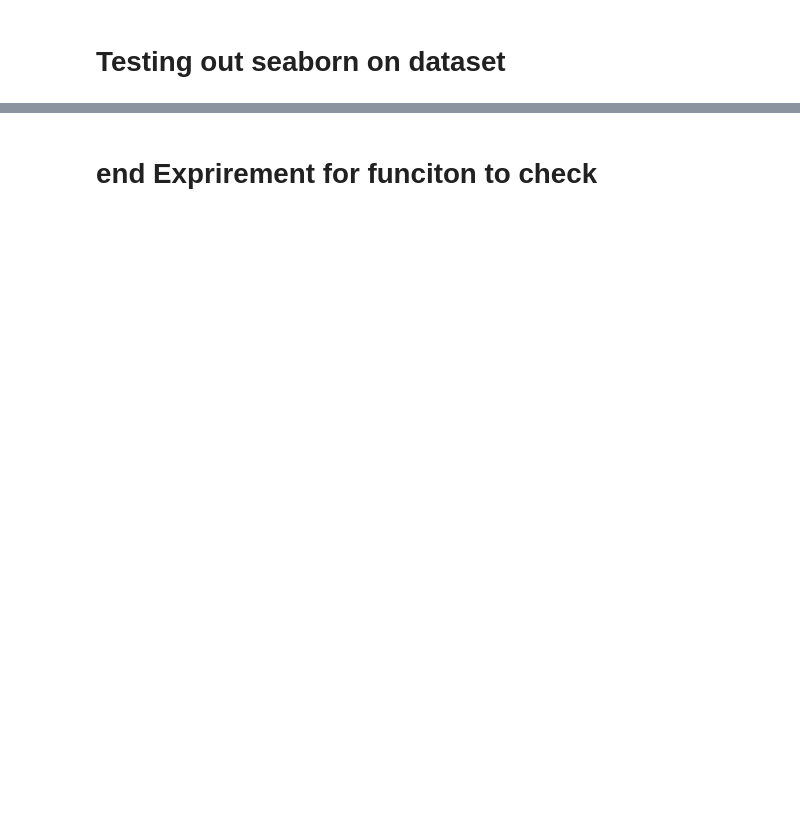
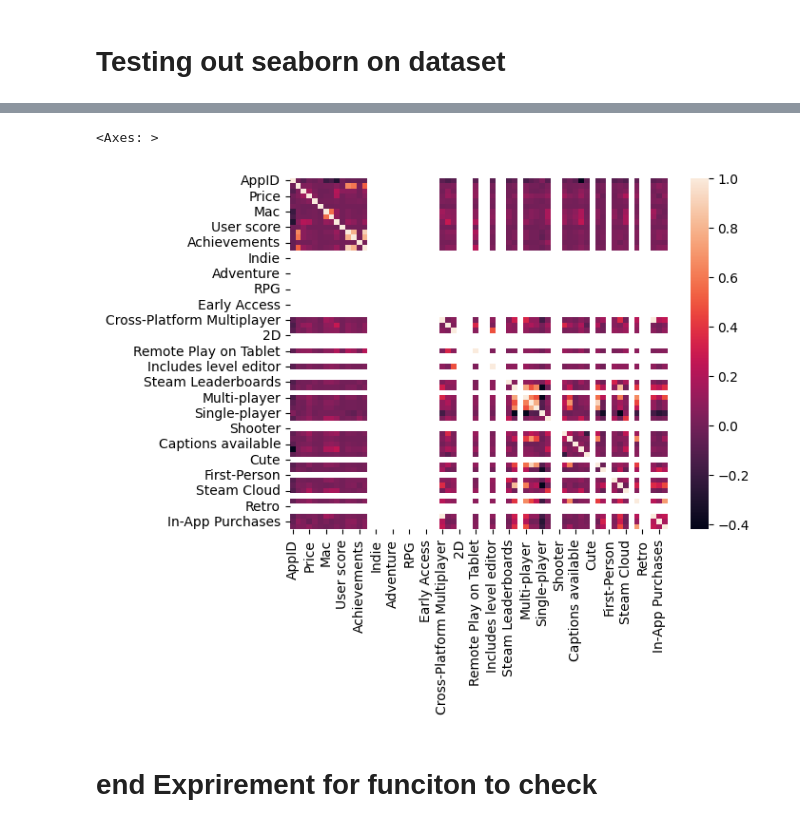
Before and after one commit to jacobiancosine/jacobiancosine, a Jupyter notebook: Capstone_2023_rev_1.ipynb, the cells around one changed output, grey strips where cells are left out. Saved outputs shown, nothing was run; the diff lists cells and outputs as text; code cells hidden in the pictures; blank space fills up the shorter version.

```diff
--- a/Capstone_2023_rev_1.ipynb
+++ b/Capstone_2023_rev_1.ipynb
@@ -720,3 +725,5 @@ c.head()
 | 4 | 1139950 | Two Weeks in Painland | Feb 3, 2020 | 0 - 20000 | 0 | 0 | 0.00 | 0 | True | ... |
 | 5 | 1469160 | Wartune Reborn | Feb 26, 2021 | 50000 - 100000 | 68 | 0 | 0.00 | 0 | True | ... |
 5 rows × 77 columns
+# %%
+c.drop('Remove', axis=1, inplace = True)
@@ -722,0 +732,5 @@ c.head()
+# %%
+more_change = ['Windows', 'Mac', 'Linux']
+
+for col_name in more_change:
+    c[col_name] = c[col_name].astype(int)
@@ -725,3 +796,8 @@ c.head()
+# %%
+sns.heatmap(c.corr().round(2))
+# %% [output]
+<Axes: >
+[figure, added]
 # %% [markdown]
 # end Exprirement for funciton to check
 # %%
```
Also changed, not shown: parts of 8 cells of this notebook.
